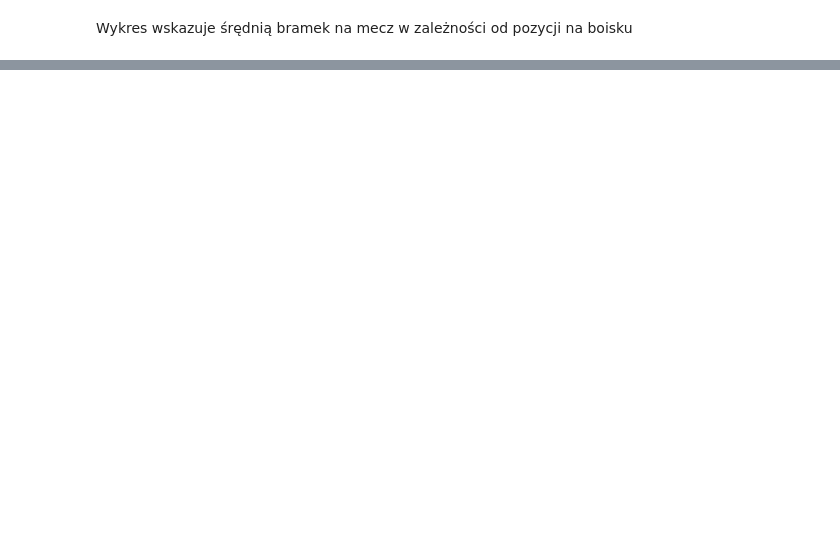
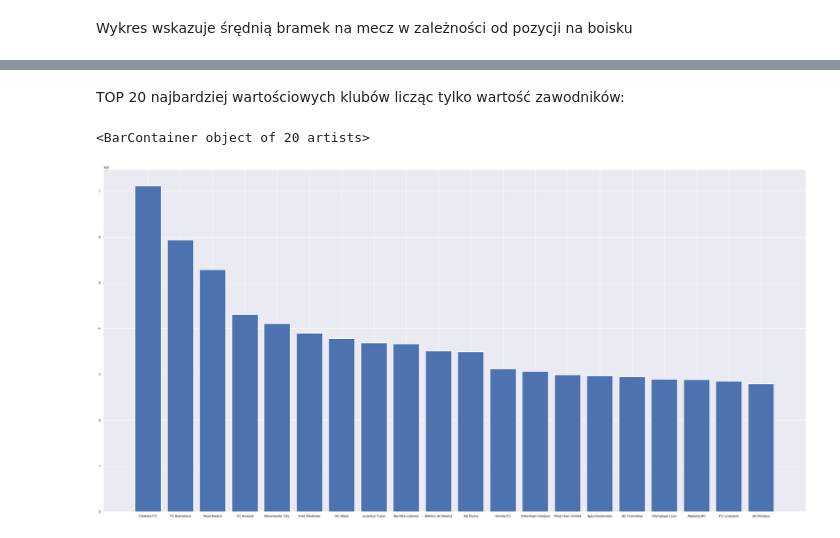
Before and after one commit to maciekgrzela/analiza-sportowa, a Jupyter notebook: analiza-danych.ipynb, the cells around one changed output, grey strips where cells are left out. Drawn from its saved outputs; the diff is of its cells as text; code cells hidden in the pictures; blank space fills up the shorter version.

```diff
--- a/analiza-danych.ipynb
+++ b/analiza-danych.ipynb
@@ -236,0 +253,18 @@ plt.bar(positions_unique_list, ggratio)
+# %% [markdown]
+TOP 20 najbardziej wartościowych klubów licząc tylko wartość zawodników:
+# %%
+def sort_values(val):
+    return val[0]
+
+club_values = []
+club_unique_list = list(set(transfer_df["Club"]))
+for club in club_unique_list:
+    club_values.append([statistics.fsum(transfer_df.loc[(transfer_df['Club'] == club)]['PlayerMarketValue']),club])
+club_values.sort(key=sort_values,reverse=True)
+plt.figure(figsize=(40,20))
+top_club_names = [row[1] for row in club_values[:20]]
+top_club_values = [row[0] for row in club_values[:20]]
+plt.bar(top_club_names,top_club_values)
+# %% [output]
+<BarContainer object of 20 artists>
+[figure, added]
```
Also changed, not shown: parts of 19 cells of this notebook.
